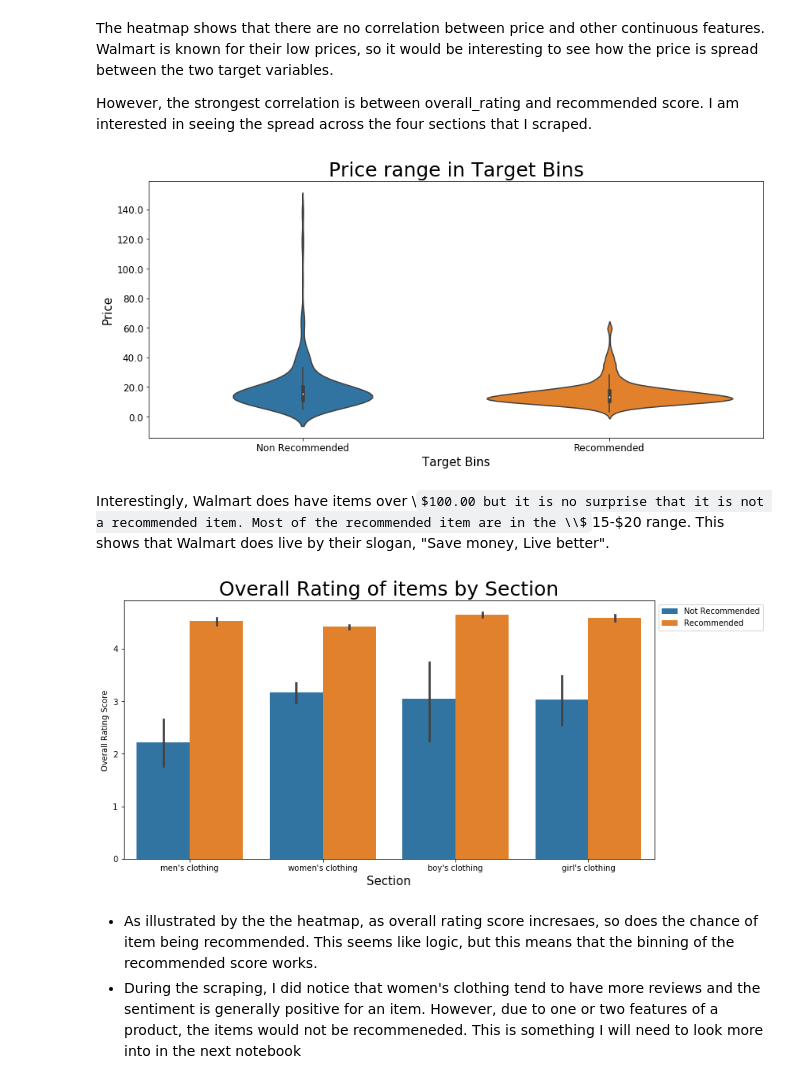
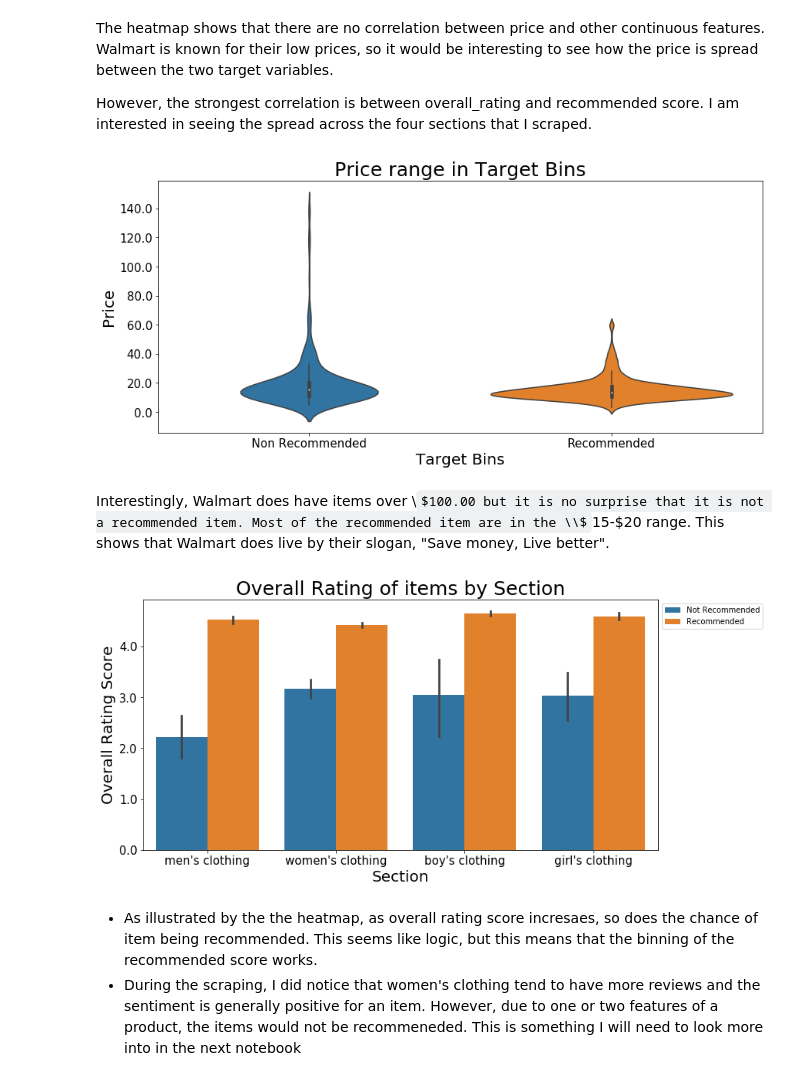
Before and after one commit to dorjeys3/Walmart_proj, a Jupyter notebook: notebooks/1_data_cleaning_walmart_product_review_nlp.ipynb, the cells around one changed output. Drawn from its saved outputs; the diff is of its cells as text; code cells hidden in the pictures; some formulas as TeX source.

```diff
--- a/notebooks/1_data_cleaning_walmart_product_review_nlp.ipynb
+++ b/notebooks/1_data_cleaning_walmart_product_review_nlp.ipynb
@@ -39,23 +47,19 @@ pd.set_option('display.max_rows', 200)
 # %% [markdown]
 ### Import scraped dataframes
 # %%
-mens_df = pd.read_csv("data/item_review/walmart_reviews.csv", index_col=0)
-womens_df = pd.read_csv("data/item_review/walmart_womens_reviews.csv", index_col=0)
-boys_df = pd.read_csv("data/item_review/walmart_boys_clothing_reviews.csv", index_col=0)
-girls_df = pd.read_csv("data/item_review/walmart_girls_clothing_reviews.csv", index_col=0)
+mens_df = pd.read_csv("../data/item_review/walmart_mens_reviews.csv", index_col=0)
+womens_df = pd.read_csv("../data/item_review/walmart_womens_reviews.csv", index_col=0)
+boys_df = pd.read_csv("../data/item_review/walmart_boys_clothing_reviews.csv", index_col=0)
+girls_df = pd.read_csv("../data/item_review/walmart_girls_clothing_reviews.csv", index_col=0)
 # %%
-# dropping all duplicates and "Unnamed: 0" columns and adding a section feature
-womens_df.drop_duplicates(subset="item_name", inplace=True)
+# dropping all duplicates
+cleaning.drop_duplicates(womens_df, "item_name")
+cleaning.drop_duplicates(mens_df, "item_name")
+cleaning.drop_duplicates(boys_df, "item_name")
+cleaning.drop_duplicates(girls_df, "item_name")
+
+#adding a section feature
 womens_df["section"] = "women's clothing"
-
-
-mens_df.drop_duplicates(subset="item_name", inplace=True)
 mens_df["section"] = "men's clothing"
-
-
-boys_df.drop_duplicates(subset="item_name", inplace=True)
 boys_df["section"] = "boy's clothing"
-
-
-girls_df.drop_duplicates(subset="item_name", inplace=True)
 girls_df["section"]="girl's clothing"
@@ -447,27 +461,29 @@ However, the strongest correlation is between overall_rating and recommended sco
 fig, ax = plt.subplots(figsize=(14,6))
 ax = sns.violinplot(x=cleaning_df["target"], y=cleaning_df["price"])
 plt.title("Price range in Target Bins", fontsize=25)
-plt.xlabel("Target Bins", fontsize=15)
-plt.ylabel("Price", fontsize=15);
-ax.set_yticklabels(ax.get_yticks(), size=12)
-ax.set_xticklabels(["Non Recommended", "Recommended"], size=12)
-plt.savefig("images/price_rec.png");
+plt.xlabel("Target Bins", fontsize=20)
+plt.ylabel("Price", fontsize=20);
+ax.set_yticklabels(ax.get_yticks(), size=15)
+ax.set_xticklabels(["Non Recommended", "Recommended"], size=15)
+plt.savefig("../images/price_rec.png", bbox_inches = "tight");
 # %% [output]
-[figure, old version]
+[figure, new version]
 # %% [markdown]
 Interestingly, Walmart does have items over \\$100.00 but it is no surprise that it is not a recommended item. Most of the recommended item are in the \\$15-$20 range. This shows that Walmart does live by their slogan, "Save money, Live better".
 # %%
 fig, ax= plt.subplots(figsize=(12,6))
 sns.barplot(x="section", y="overall_rating", hue="target", data=cleaning_df)
 plt.title("Overall Rating of items by Section", fontsize = 25)
-plt.xlabel("Section", fontsize=15)
-plt.ylabel("Overall Rating Score")
+plt.xlabel("Section", fontsize=20)
+plt.ylabel("Overall Rating Score", fontsize=20)
+ax.set_yticklabels(ax.get_yticks(), size=15)
+plt.xticks(fontsize=15)
 L=plt.legend(bbox_to_anchor=(1, 1))
 L.get_texts()[0].set_text('Not Recommended')
 L.get_texts()[1].set_text('Recommended')
-plt.savefig('images/rating_section_target');
+plt.savefig('../images/rating_section_target', bbox_inches = "tight");
 # %% [output]
-[figure, old version]
+[figure, new version]
 # %% [markdown]
 - As illustrated by the the heatmap, as overall rating score incresaes, so does the chance of item being recommended. This seems like logic, but this means that the binning of the recommended score works.
 - During the scraping, I did notice that women's clothing tend to have more reviews and the sentiment is generally positive for an item. However, due to one or two features of a product, the items would not be recommeneded. This is something I will need to look more into in the next notebook
```
Also changed, not shown: parts of 11 cells of this notebook, 5 other files.
